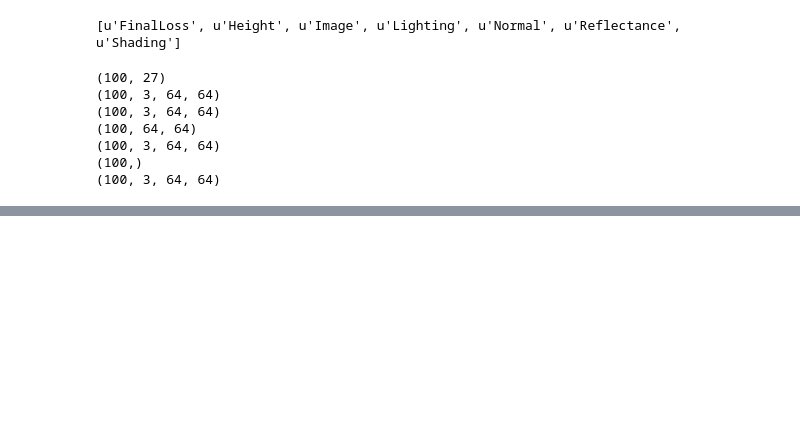
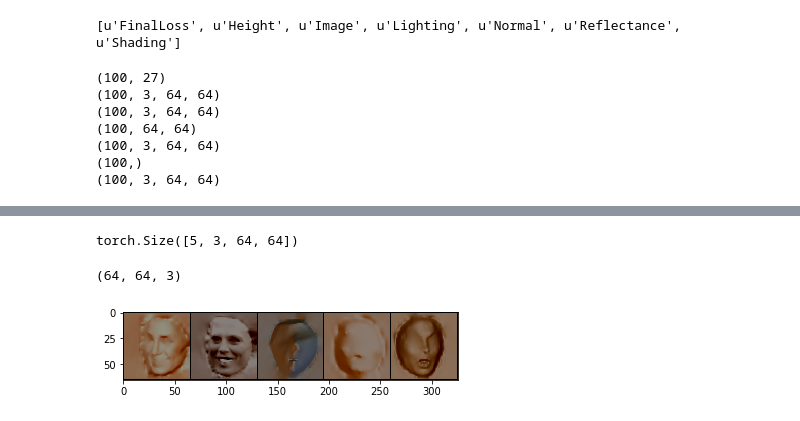
Before and after one commit to bhushan23/Light-Estimation, a Jupyter notebook: LDAN/ShadingFromSH.ipynb, the cells around one changed output, grey strips where cells are left out. Drawn from its saved outputs; the diff is of its cells as text; code cells hidden in the pictures; blank space fills up the shorter version.

Commit message:
Shading from Normal and SH

```diff
--- a/LDAN/ShadingFromSH.ipynb
+++ b/LDAN/ShadingFromSH.ipynb
@@ -177,13 +181,14 @@ print height.shape
 print reflectance.shape
 print finalLoss.shape
 print shading.shape
-realImage = torch.utils.data.DataLoader(syn1, batch_size= 3, shuffle = False)
-realSH = torch.utils.data.DataLoader(lighting, batch_size= 3, shuffle = False)
-rNormal = torch.utils.data.DataLoader(normal, batch_size= 3, shuffle = False)
-rHeight = torch.utils.data.DataLoader(height, batch_size= 3, shuffle = False)
-rReflectance = torch.utils.data.DataLoader(reflectance, batch_size= 3, shuffle = False)
-rFinalLoss = torch.utils.data.DataLoader(finalLoss, batch_size= 3, shuffle = False)
-rShading = torch.utils.data.DataLoader(shading, batch_size= 3, shuffle = False)
+batch_size = 5
+realImage = torch.utils.data.DataLoader(syn1, batch_size= batch_size, shuffle = False)
+realSH = torch.utils.data.DataLoader(lighting, batch_size= batch_size, shuffle = False)
+rNormal = torch.utils.data.DataLoader(normal, batch_size= batch_size, shuffle = False)
+rHeight = torch.utils.data.DataLoader(height, batch_size= batch_size, shuffle = False)
+rReflectance = torch.utils.data.DataLoader(reflectance, batch_size= batch_size, shuffle = False)
+rFinalLoss = torch.utils.data.DataLoader(finalLoss, batch_size= batch_size, shuffle = False)
+rShading = torch.utils.data.DataLoader(shading, batch_size= batch_size, shuffle = False)
 # %% [output]
 (100, 27)
 (100, 3, 64, 64)
@@ -212,0 +214,15 @@ shader(lighting[0], dreal)
+# %%
+# Shading from Normals and SH
+dreal = next(iter(rNormal))
+dreal = var(dreal).type(torch.DoubleTensor)
+shader = waspShadeRenderer(None)
+rSH = next(iter(realSH))
+rSH = var(rSH).type(torch.DoubleTensor)
+print 'SH SIZE', rSH.shape
+###
+out1 = shader(rSH, dreal)
+rSH = rSH[:,9:] #.unsqueeze(0)
+out2 = shader(rSH, dreal)
+rSH = rSH[:,9:] #.unsqueeze(0)
+print 'SH SIZE', rSH.shape
+out3 = shader(rSH, dreal)
@@ -212,0 +241,11 @@ shader(lighting[0], dreal)
+# %%
+outShadingB = torch.cat((out1, out2, out3), 1)
+print outShadingB.shape
+
+outShadingB = denorm(outShadingB)
+outShadingB = outShadingB.data
+outShading = np.transpose(outShadingB[0].numpy(), (1,2,0))
+outShading.shape
+# %% [output]
+torch.Size([5, 3, 64, 64])
+(64, 64, 3)
@@ -212,0 +254,4 @@ shader(lighting[0], dreal)
+# %%
+show(torchvision.utils.make_grid(outShadingB, padding=1))
+# %% [output]
+[figure, added]
```
Also changed, not shown: parts of 10 cells of this notebook, 1 other file.
